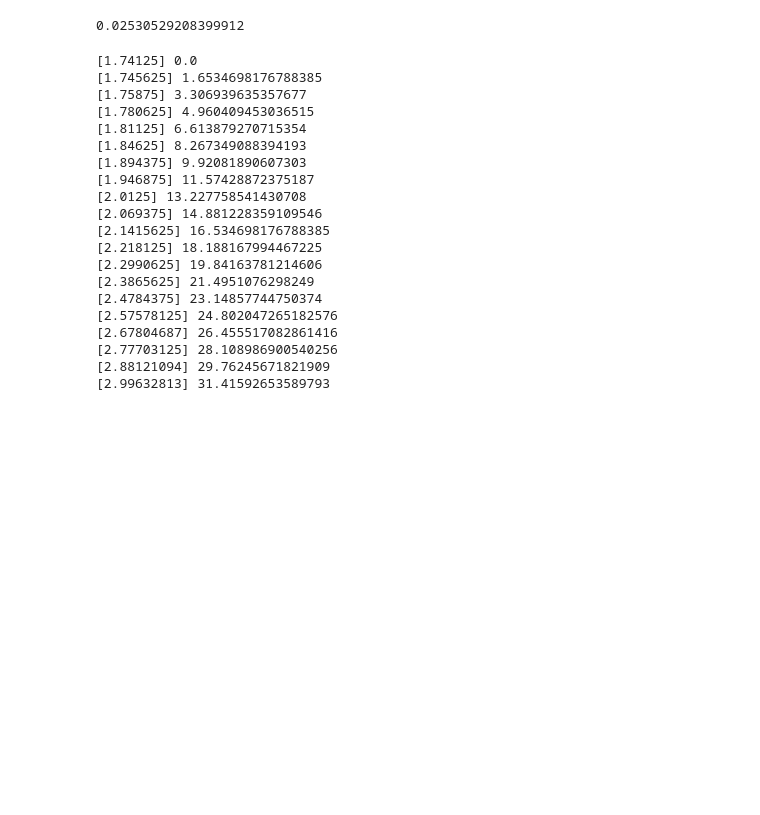
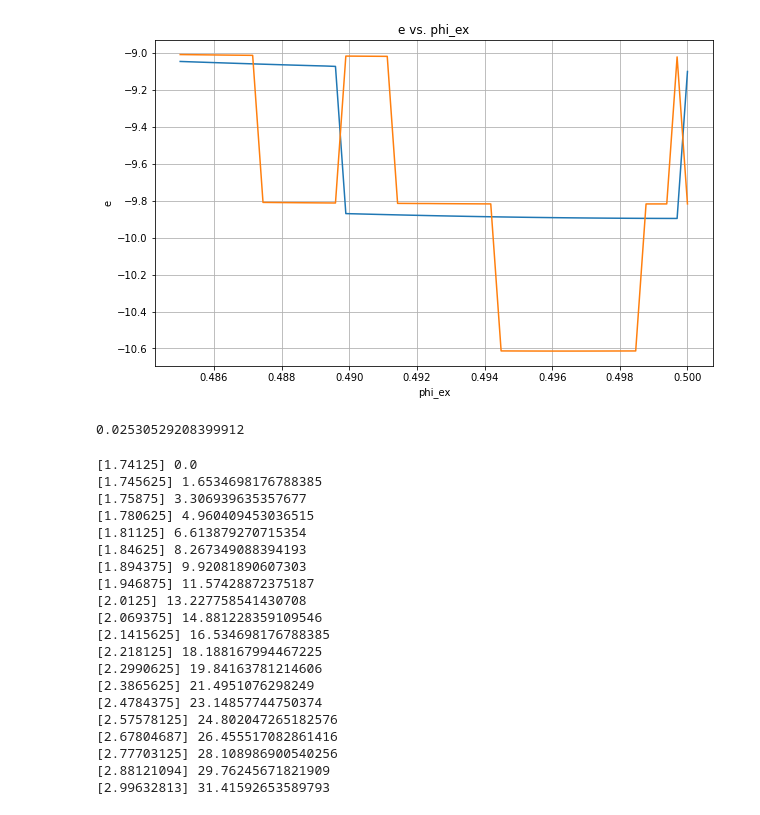
Before and after one commit to yunweilu/SNAIL, a Jupyter notebook: drive does not work-Copy1.ipynb, the cells around one changed output. Drawn from its saved outputs; the diff is of its cells as text; code cells hidden in the pictures; blank space fills up the shorter version.

```diff
--- a/drive does not work-Copy1.ipynb
+++ b/drive does not work-Copy1.ipynb
@@ -526,3 +550,14 @@ plt.show()
+# %%
+plt.figure(figsize=(10, 6))
+plt.plot(phi_ex_values, np.array(a))
+plt.plot(phi_ex_values, np.array(b))
+plt.xlabel('phi_ex')
+plt.ylabel('e')
+plt.title('e vs. phi_ex')
+plt.grid(True)
+plt.show()
+# %% [output]
+[figure, added]
 # %%
 energy_der(omega,A,phi_ex,omega_c,Ec,Ej,beta)
 # %% [output]
```
Also changed, not shown: parts of 4 cells of this notebook, 6 other files.
